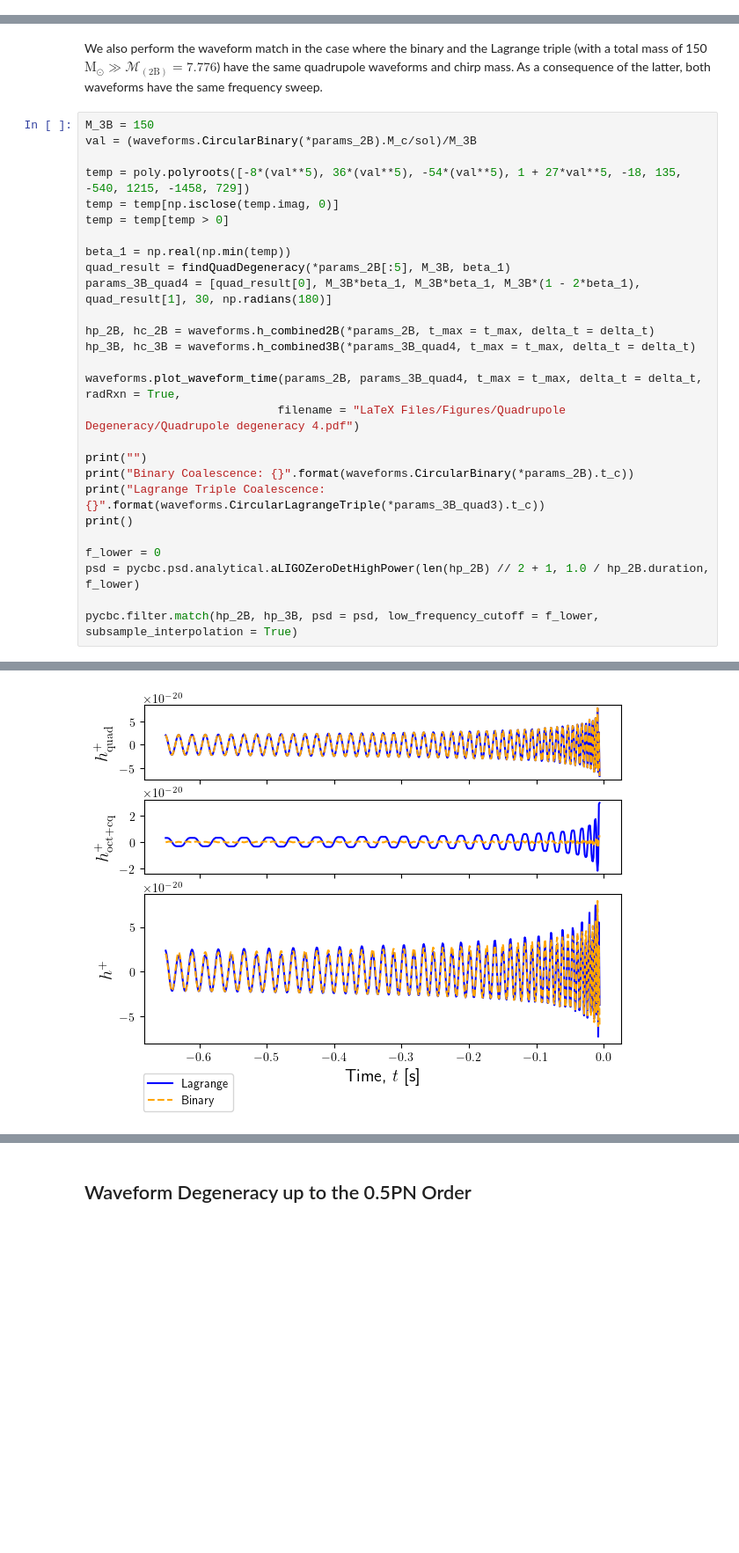
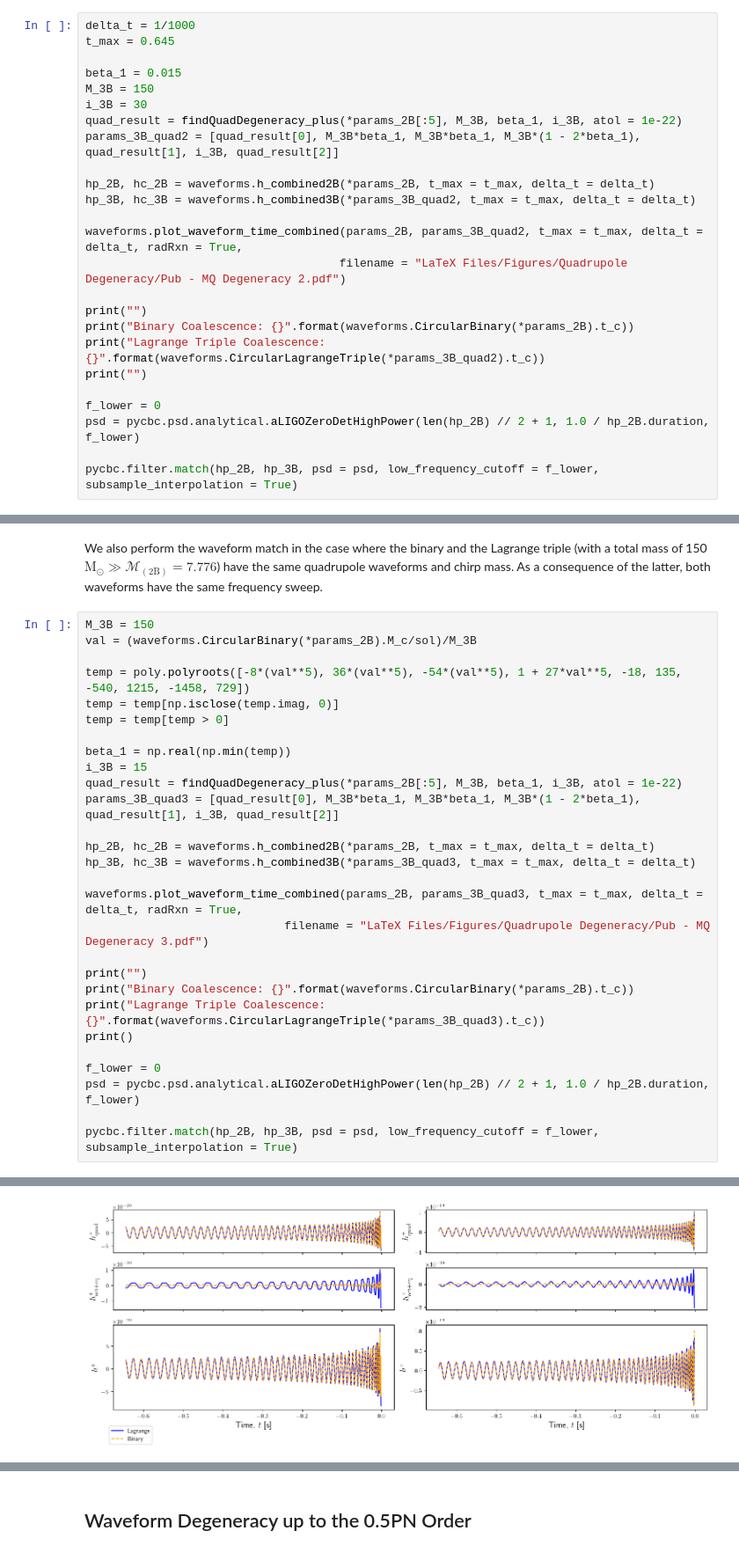
Before and after one commit to CJaimel/BinaryLagrangeDegeneracy, a Jupyter notebook: Part 2 - Simulations with LIGO Data.ipynb, the cells around one changed output, grey strips where cells are left out. Shown at 88% size. Cells and saved outputs as stored; diff of their text form; blank space fills up the shorter version.

```diff
--- a/Part 2 - Simulations with LIGO Data.ipynb
+++ b/Part 2 - Simulations with LIGO Data.ipynb
@@ -296,0 +339,25 @@ Lagrange Triple Coalescence: 0.6640397499996263
+# %%
+delta_t = 1/1000
+t_max = 0.645
+
+beta_1 = 0.015
+M_3B = 150
+i_3B = 30
+quad_result = findQuadDegeneracy_plus(*params_2B[:5], M_3B, beta_1, i_3B, atol = 1e-22)
+params_3B_quad2 = [quad_result[0], M_3B*beta_1, M_3B*beta_1, M_3B*(1 - 2*beta_1), quad_result[1], i_3B, quad_result[2]]
+
+hp_2B, hc_2B = waveforms.h_combined2B(*params_2B, t_max = t_max, delta_t = delta_t)
+hp_3B, hc_3B = waveforms.h_combined3B(*params_3B_quad2, t_max = t_max, delta_t = delta_t)
+
+waveforms.plot_waveform_time_combined(params_2B, params_3B_quad2, t_max = t_max, delta_t = delta_t, radRxn = True,
+                                     filename = "LaTeX Files/Figures/Quadrupole Degeneracy/Pub - MQ Degeneracy 2.pdf")
+
+print("")
+print("Binary Coalescence: {}".format(waveforms.CircularBinary(*params_2B).t_c))
+print("Lagrange Triple Coalescence: {}".format(waveforms.CircularLagrangeTriple(*params_3B_quad2).t_c))
+print("")
+
+f_lower = 0
+psd = pycbc.psd.analytical.aLIGOZeroDetHighPower(len(hp_2B) // 2 + 1, 1.0 / hp_2B.duration, f_lower)
+
+pycbc.filter.match(hp_2B, hp_3B, psd = psd, low_frequency_cutoff = f_lower, subsample_interpolation = True)
@@ -305,14 +383,15 @@ temp = temp[np.isclose(temp.imag, 0)]
 temp = temp[temp > 0]
 
 beta_1 = np.real(np.min(temp))
-quad_result = findQuadDegeneracy(*params_2B[:5], M_3B, beta_1)
-params_3B_quad4 = [quad_result[0], M_3B*beta_1, M_3B*beta_1, M_3B*(1 - 2*beta_1), quad_result[1], 30, np.radians(180)]
+i_3B = 15
+quad_result = findQuadDegeneracy_plus(*params_2B[:5], M_3B, beta_1, i_3B, atol = 1e-22)
+params_3B_quad3 = [quad_result[0], M_3B*beta_1, M_3B*beta_1, M_3B*(1 - 2*beta_1), quad_result[1], i_3B, quad_result[2]]
 
 hp_2B, hc_2B = waveforms.h_combined2B(*params_2B, t_max = t_max, delta_t = delta_t)
-hp_3B, hc_3B = waveforms.h_combined3B(*params_3B_quad4, t_max = t_max, delta_t = delta_t)
+hp_3B, hc_3B = waveforms.h_combined3B(*params_3B_quad3, t_max = t_max, delta_t = delta_t)
 
-waveforms.plot_waveform_time(params_2B, params_3B_quad4, t_max = t_max, delta_t = delta_t, radRxn = True,
-                            filename = "LaTeX Files/Figures/Quadrupole Degeneracy/Quadrupole degeneracy 4.pdf")
+waveforms.plot_waveform_time_combined(params_2B, params_3B_quad3, t_max = t_max, delta_t = delta_t, radRxn = True,
+                             filename = "LaTeX Files/Figures/Quadrupole Degeneracy/Pub - MQ Degeneracy 3.pdf")
 
 print("")
 print("Binary Coalescence: {}".format(waveforms.CircularBinary(*params_2B).t_c))
@@ -336,2 +415,2 @@ Lagrange Triple Coalescence: 0.6640397499996263
-[figure, old version]
+[figure, new version]
 # %% [markdown]
```
Also changed, not shown: parts of 25 cells of this notebook, 6 other files.
